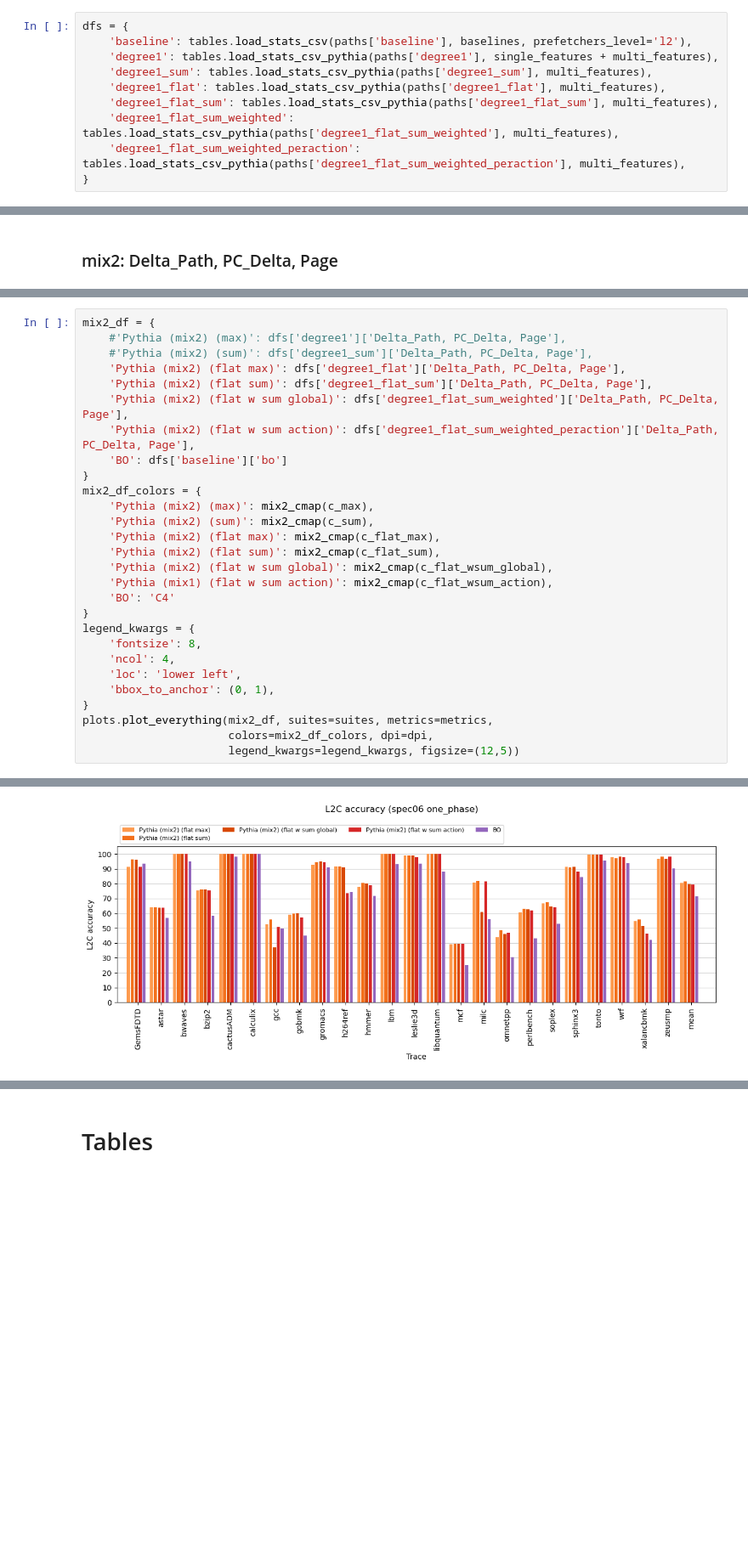
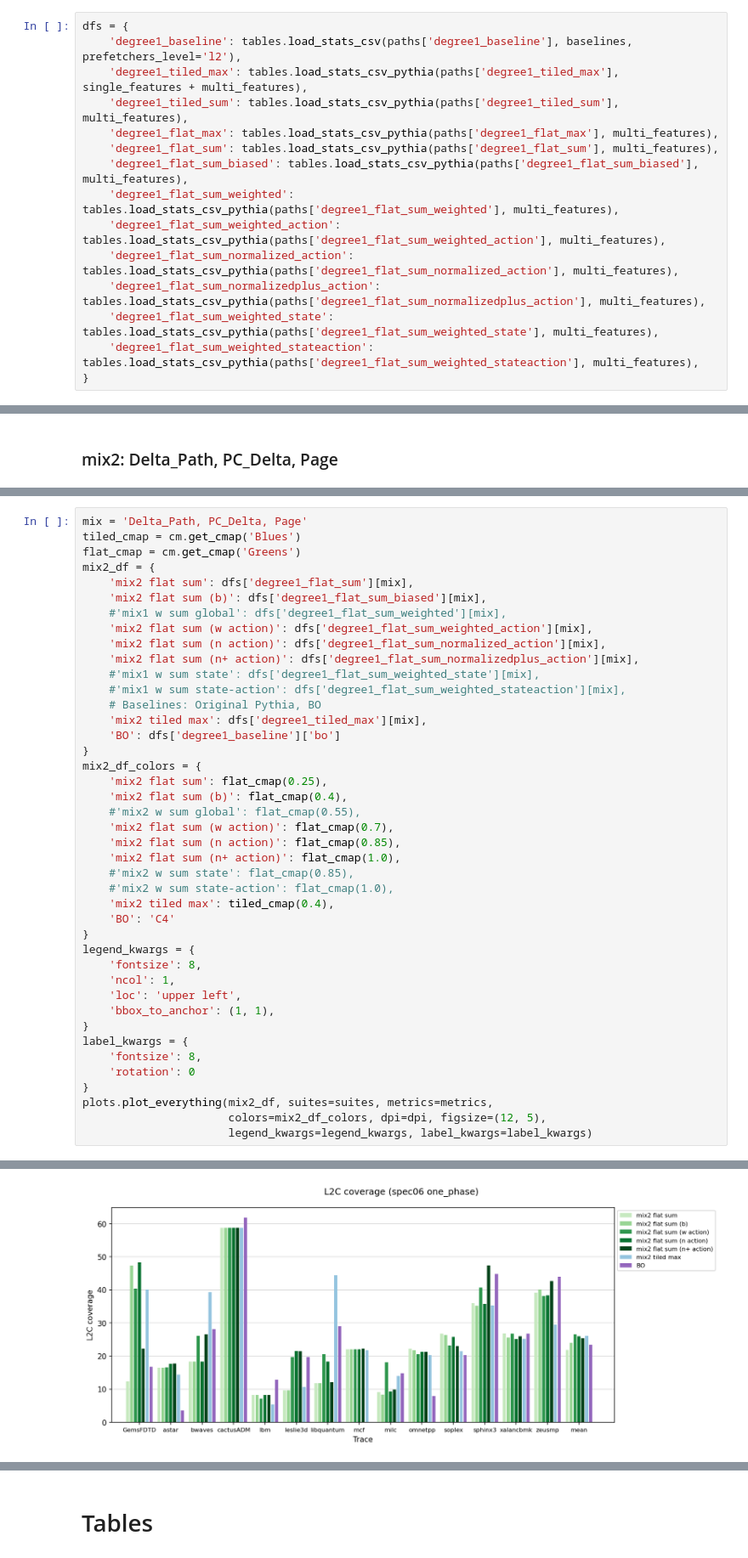
Before and after one commit to cmolder/pythia-analysis, a Jupyter notebook: pythia-features.ipynb, the cells around one changed output, grey strips where cells are left out. Shown at 85% size. Saved outputs shown, nothing was run; the diff lists cells and outputs as text; blank space fills up the shorter version.

```diff
--- a/pythia-features.ipynb
+++ b/pythia-features.ipynb
@@ -64,13 +80,18 @@ dpi = 100
 Fix prefetch degree to 1 for everything.
 # %%
 dfs = {
-    'baseline': tables.load_stats_csv(paths['baseline'], baselines, prefetchers_level='l2'),
-    'degree1': tables.load_stats_csv_pythia(paths['degree1'], single_features + multi_features),
-    'degree1_sum': tables.load_stats_csv_pythia(paths['degree1_sum'], multi_features),
-    'degree1_flat': tables.load_stats_csv_pythia(paths['degree1_flat'], multi_features),
+    'degree1_baseline': tables.load_stats_csv(paths['degree1_baseline'], baselines, prefetchers_level='l2'),
+    'degree1_tiled_max': tables.load_stats_csv_pythia(paths['degree1_tiled_max'], single_features + multi_features),
+    'degree1_tiled_sum': tables.load_stats_csv_pythia(paths['degree1_tiled_sum'], multi_features),
+    'degree1_flat_max': tables.load_stats_csv_pythia(paths['degree1_flat_max'], multi_features),
     'degree1_flat_sum': tables.load_stats_csv_pythia(paths['degree1_flat_sum'], multi_features),
+    'degree1_flat_sum_biased': tables.load_stats_csv_pythia(paths['degree1_flat_sum_biased'], multi_features),
     'degree1_flat_sum_weighted': tables.load_stats_csv_pythia(paths['degree1_flat_sum_weighted'], multi_features),
-    'degree1_flat_sum_weighted_peraction': tables.load_stats_csv_pythia(paths['degree1_flat_sum_weighted_peraction'], multi_features),
+    'degree1_flat_sum_weighted_action': tables.load_stats_csv_pythia(paths['degree1_flat_sum_weighted_action'], multi_features),
+    'degree1_flat_sum_normalized_action': tables.load_stats_csv_pythia(paths['degree1_flat_sum_normalized_action'], multi_features),
+    'degree1_flat_sum_normalizedplus_action': tables.load_stats_csv_pythia(paths['degree1_flat_sum_normalizedplus_action'], multi_features),
+    'degree1_flat_sum_weighted_state': tables.load_stats_csv_pythia(paths['degree1_flat_sum_weighted_state'], multi_features),
+    'degree1_flat_sum_weighted_stateaction': tables.load_stats_csv_pythia(paths['degree1_flat_sum_weighted_stateaction'], multi_features),
 }
 # %% [output]
 A value is trying to be set on a copy of a slice from a DataFrame
@@ -205,30 +341,44 @@ plots.plot_everything(mix1_df, suites=suites, metrics=metrics,
 # %%
+mix = 'Delta_Path, PC_Delta, Page'
+tiled_cmap = cm.get_cmap('Blues')
+flat_cmap = cm.get_cmap('Greens')
 mix2_df = {
-    #'Pythia (mix2) (max)': dfs['degree1']['Delta_Path, PC_Delta, Page'],
-    #'Pythia (mix2) (sum)': dfs['degree1_sum']['Delta_Path, PC_Delta, Page'],
-    'Pythia (mix2) (flat max)': dfs['degree1_flat']['Delta_Path, PC_Delta, Page'],
-    'Pythia (mix2) (flat sum)': dfs['degree1_flat_sum']['Delta_Path, PC_Delta, Page'],
-    'Pythia (mix2) (flat w sum global)': dfs['degree1_flat_sum_weighted']['Delta_Path, PC_Delta, Page'],
-    'Pythia (mix2) (flat w sum action)': dfs['degree1_flat_sum_weighted_peraction']['Delta_Path, PC_Delta, Page'],
-    'BO': dfs['baseline']['bo']
+    'mix2 flat sum': dfs['degree1_flat_sum'][mix],
+    'mix2 flat sum (b)': dfs['degree1_flat_sum_biased'][mix],
+    #'mix1 w sum global': dfs['degree1_flat_sum_weighted'][mix],
+    'mix2 flat sum (w action)': dfs['degree1_flat_sum_weighted_action'][mix],
+    'mix2 flat sum (n action)': dfs['degree1_flat_sum_normalized_action'][mix],
+    'mix2 flat sum (n+ action)': dfs['degree1_flat_sum_normalizedplus_action'][mix],
+    #'mix1 w sum state': dfs['degree1_flat_sum_weighted_state'][mix],
+    #'mix1 w sum state-action': dfs['degree1_flat_sum_weighted_stateaction'][mix],
+    # Baselines: Original Pythia, BO
+    'mix2 tiled max': dfs['degree1_tiled_max'][mix],
+    'BO': dfs['degree1_baseline']['bo']
 }
 mix2_df_colors = {
-    'Pythia (mix2) (max)': mix2_cmap(c_max),
-    'Pythia (mix2) (sum)': mix2_cmap(c_sum),
-    'Pythia (mix2) (flat max)': mix2_cmap(c_flat_max),
-    'Pythia (mix2) (flat sum)': mix2_cmap(c_flat_sum),
-    'Pythia (mix2) (flat w sum global)': mix2_cmap(c_flat_wsum_global),
-    'Pythia (mix1) (flat w sum action)': mix2_cmap(c_flat_wsum_action),
+    'mix2 flat sum': flat_cmap(0.25),
+    'mix2 flat sum (b)': flat_cmap(0.4),
+    #'mix2 w sum global': flat_cmap(0.55),
+    'mix2 flat sum (w action)': flat_cmap(0.7),
+    'mix2 flat sum (n action)': flat_cmap(0.85),
+    'mix2 flat sum (n+ action)': flat_cmap(1.0),
+    #'mix2 w sum state': flat_cmap(0.85),
+    #'mix2 w sum state-action': flat_cmap(1.0),
+    'mix2 tiled max': tiled_cmap(0.4),
     'BO': 'C4'
 }
 legend_kwargs = {
     'fontsize': 8,
-    'ncol': 4,
-    'loc': 'lower left',
-    'bbox_to_anchor': (0, 1),
+    'ncol': 1,
+    'loc': 'upper left',
+    'bbox_to_anchor': (1, 1),
+}
+label_kwargs = {
+    'fontsize': 8,
+    'rotation': 0
 }
 plots.plot_everything(mix2_df, suites=suites, metrics=metrics,
-                      colors=mix2_df_colors, dpi=dpi,
-                      legend_kwargs=legend_kwargs, figsize=(12,5))
+                      colors=mix2_df_colors, dpi=dpi, figsize=(12, 5),
+                      legend_kwargs=legend_kwargs, label_kwargs=label_kwargs)
 # %% [output]
 === spec06 one_phase ===
@@ -236 +386 @@ plots.plot_everything(mix2_df, suites=suites, metrics=metrics,
-[figure, old version]
+[figure, new version]
```
Also changed, not shown: parts of 26 cells of this notebook, 5 other files.
